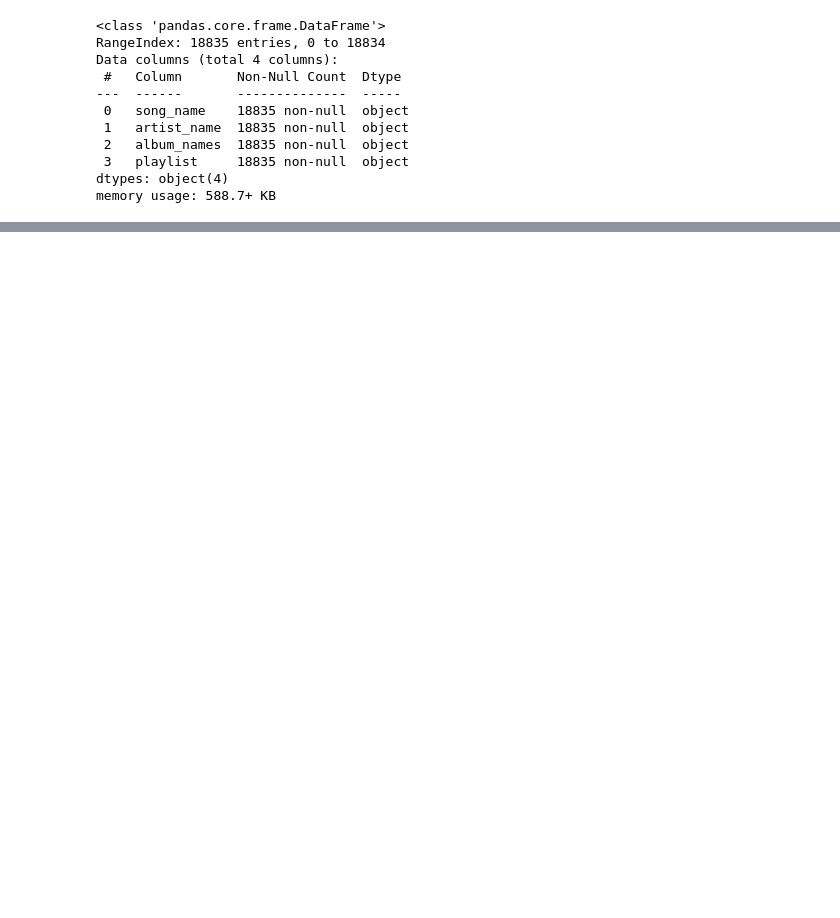
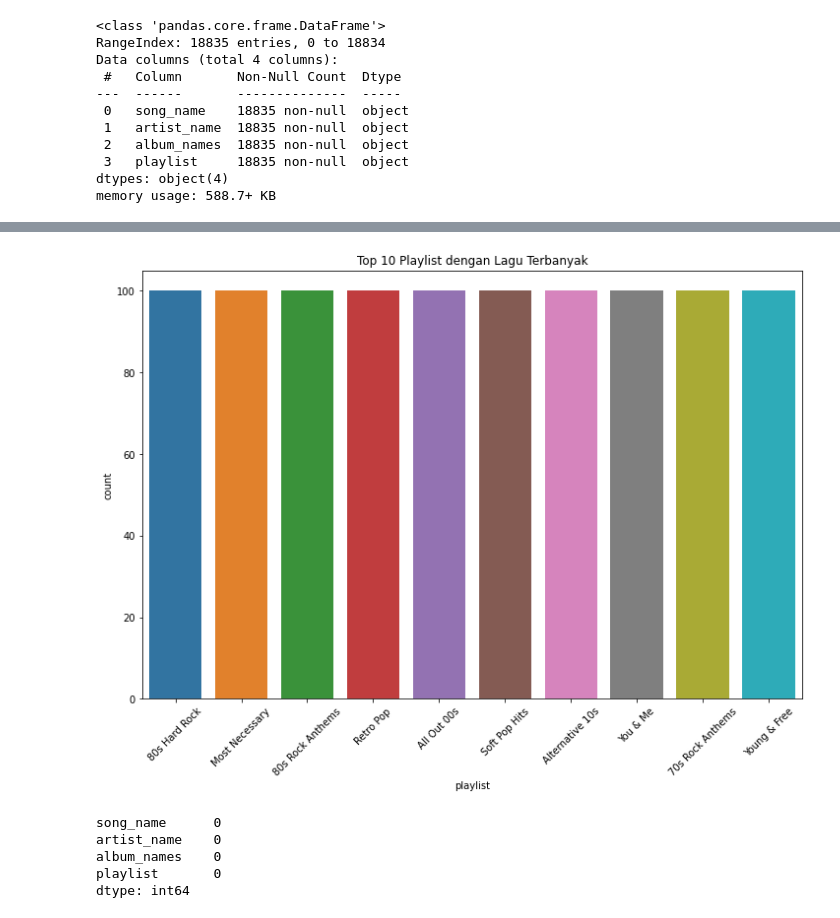
Before and after one commit to negatively/DS-ML-Project, a Jupyter notebook: Music Recommendation Content based filtering/music_recommendation.ipynb, the cells around one changed output, grey strips where cells are left out. Cells and saved outputs as stored; diff of their text form; code cells hidden in the pictures; blank space fills up the shorter version.

```diff
--- a/Music Recommendation Content based filtering/music_recommendation.ipynb
+++ b/Music Recommendation Content based filtering/music_recommendation.ipynb
@@ -121,0 +122,18 @@ Jumlah data lagu pada song_info :  13070
+# %%
+# Top 10 playlist dengan lagu terbanyak
+plt.figure(figsize=(12,8))
+sns.countplot(x='playlist', data=song_info, order = song_info.playlist.value_counts().sort_values(ascending=False).iloc[:10].index)
+plt.title("Top 10 Playlist dengan Lagu Terbanyak")
+plt.xticks(rotation = 45)
+plt.show()
+# %% [output]
+[figure, added]
+# %%
+# Melihat adanya missing value
+song_info.isna().sum()
+# %% [output]
+song_name      0
+artist_name    0
+album_names    0
+playlist       0
+dtype: int64
```
Also changed, not shown: parts of 38 cells of this notebook, 2 other files.
